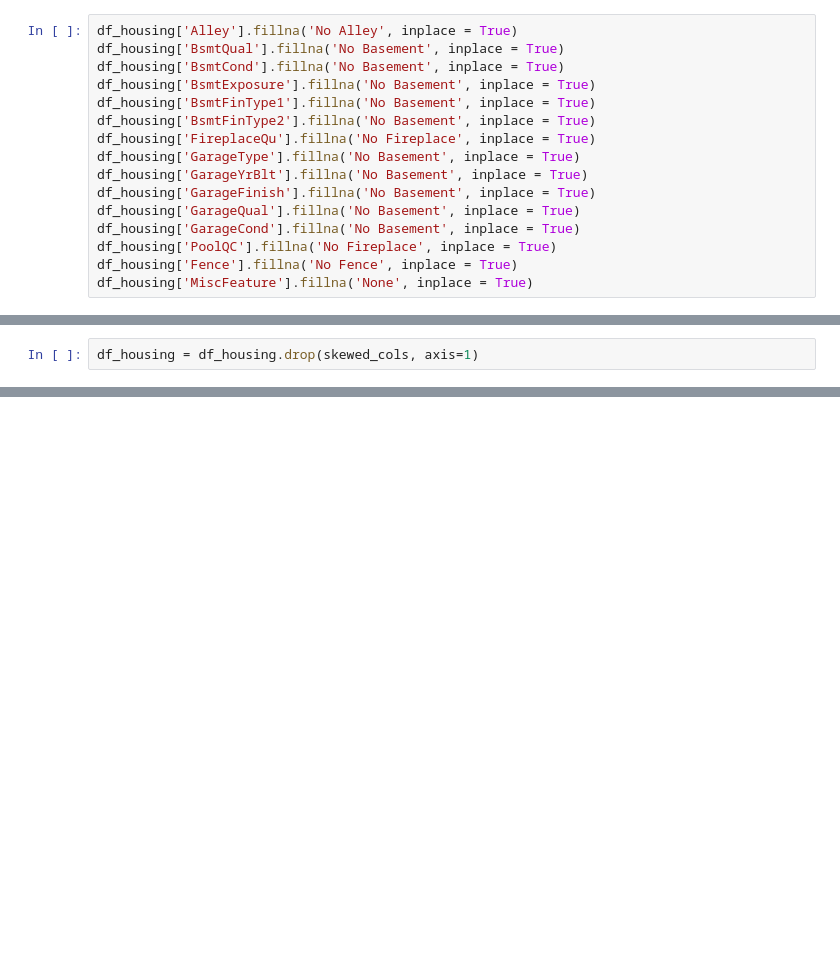
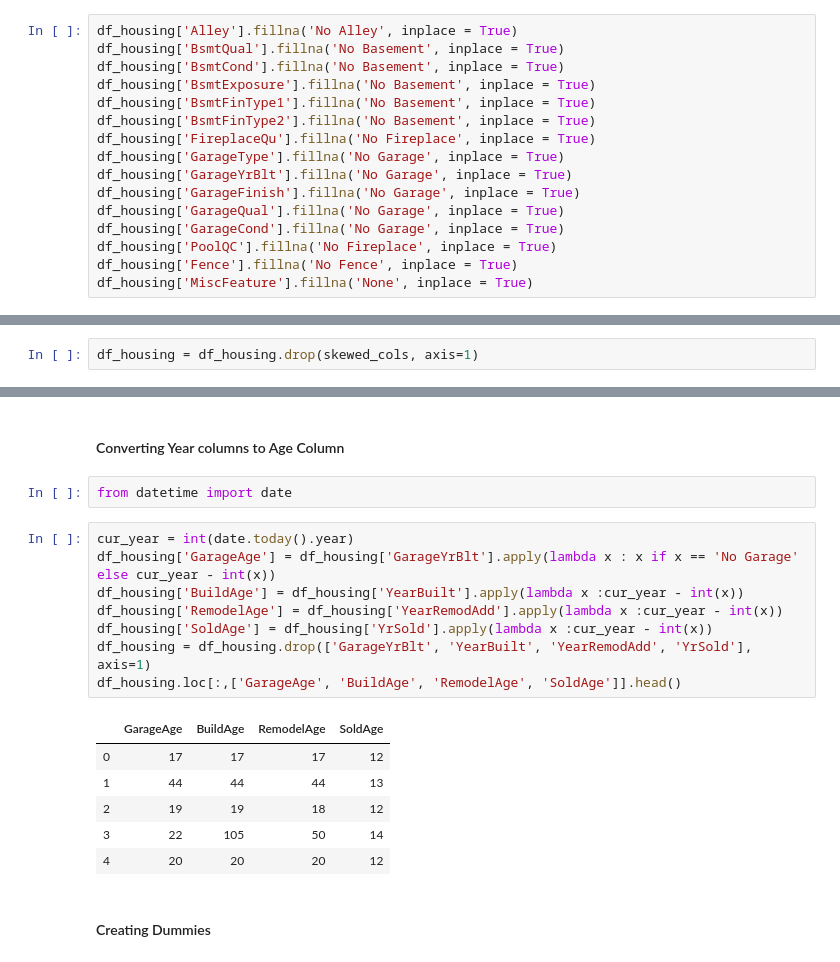
Before and after one commit to singh-manvinder/house_price_prediction, a Jupyter notebook: solution.ipynb, the cells around one changed output, grey strips where cells are left out. Cells and saved outputs as stored; diff of their text form; blank space fills up the shorter version.

```diff
--- a/solution.ipynb
+++ b/solution.ipynb
@@ -103,11 +103,11 @@ df_housing['BsmtExposure'].fillna('No Basement', inplace = True)
 df_housing['BsmtFinType1'].fillna('No Basement', inplace = True)
 df_housing['BsmtFinType2'].fillna('No Basement', inplace = True)
 df_housing['FireplaceQu'].fillna('No Fireplace', inplace = True)
-df_housing['GarageType'].fillna('No Basement', inplace = True)
-df_housing['GarageYrBlt'].fillna('No Basement', inplace = True)
-df_housing['GarageFinish'].fillna('No Basement', inplace = True)
-df_housing['GarageQual'].fillna('No Basement', inplace = True)
-df_housing['GarageCond'].fillna('No Basement', inplace = True)
+df_housing['GarageType'].fillna('No Garage', inplace = True)
+df_housing['GarageYrBlt'].fillna('No Garage', inplace = True)
+df_housing['GarageFinish'].fillna('No Garage', inplace = True)
+df_housing['GarageQual'].fillna('No Garage', inplace = True)
+df_housing['GarageCond'].fillna('No Garage', inplace = True)
 df_housing['PoolQC'].fillna('No Fireplace', inplace = True)
 df_housing['Fence'].fillna('No Fence', inplace = True)
 df_housing['MiscFeature'].fillna('None', inplace = True)
@@ -266,0 +323,21 @@ df_housing = df_housing.drop(skewed_cols, axis=1)
+# %% [markdown]
+#### Converting Year columns to Age Column
+# %%
+from datetime import date
+# %%
+cur_year = int(date.today().year)
+df_housing['GarageAge'] = df_housing['GarageYrBlt'].apply(lambda x : x if x == 'No Garage' else cur_year - int(x))
+df_housing['BuildAge'] = df_housing['YearBuilt'].apply(lambda x :cur_year - int(x))
+df_housing['RemodelAge'] = df_housing['YearRemodAdd'].apply(lambda x :cur_year - int(x))
+df_housing['SoldAge'] = df_housing['YrSold'].apply(lambda x :cur_year - int(x))
+df_housing = df_housing.drop(['GarageYrBlt', 'YearBuilt', 'YearRemodAdd', 'YrSold'], axis=1)
+df_housing.loc[:,['GarageAge', 'BuildAge', 'RemodelAge', 'SoldAge']].head()
+# %% [output]
+|  | GarageAge | BuildAge | RemodelAge | SoldAge |
+| 0 | 17 | 17 | 17 | 12 |
+| 1 | 44 | 44 | 44 | 13 |
+| 2 | 19 | 19 | 18 | 12 |
+| 3 | 22 | 105 | 50 | 14 |
+| 4 | 20 | 20 | 20 | 12 |
+# %% [markdown]
+#### Creating Dummies
```
Also changed, not shown: parts of 7 cells of this notebook.
